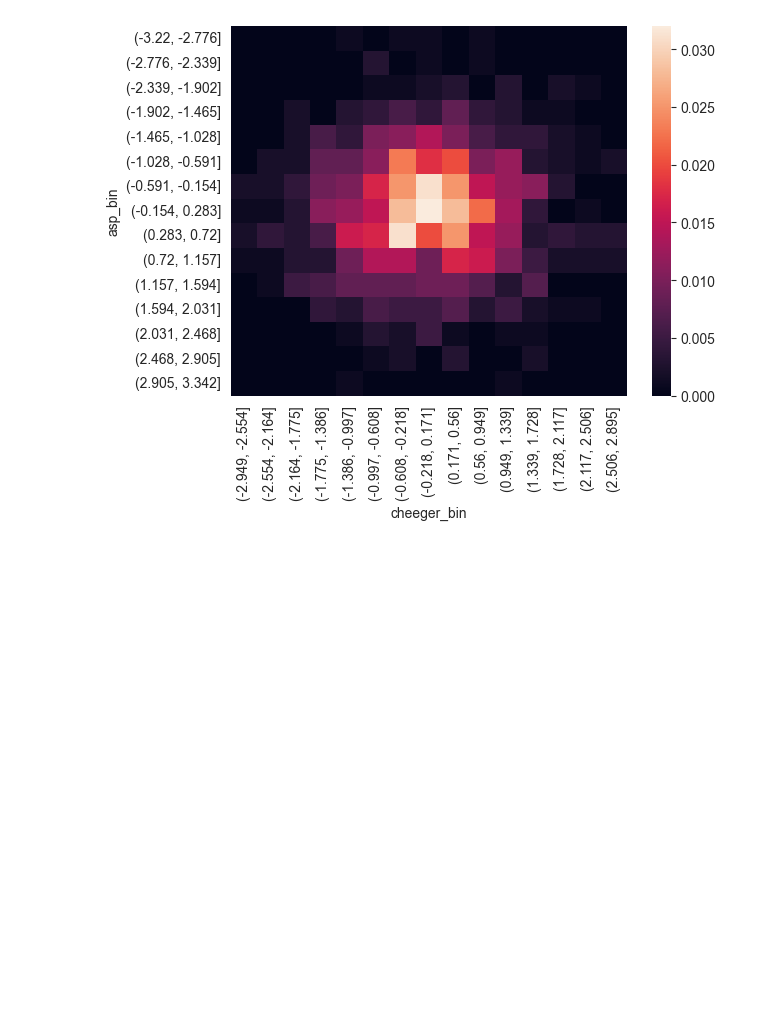
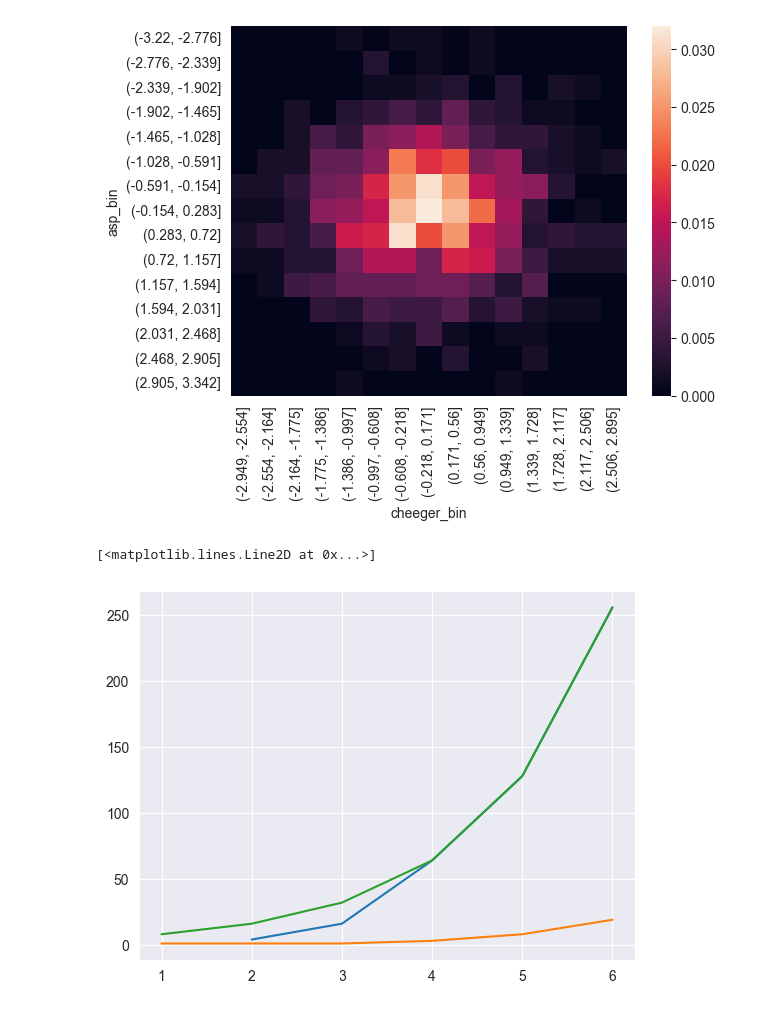
Before and after one commit to PalAvik/lrgb-uva-dl2-11, a Jupyter notebook: analysis/amity_experiments/heat_map.ipynb, the cells around one changed output. Saved outputs shown, nothing was run; the diff lists cells and outputs as text; code cells hidden in the pictures; blank space fills up the shorter version.

```diff
--- a/analysis/amity_experiments/heat_map.ipynb
+++ b/analysis/amity_experiments/heat_map.ipynb
@@ -25,3 +35,19 @@ sns.heatmap(binned)
 # %% [output]
 <Axes: xlabel='cheeger_bin', ylabel='asp_bin'>
 [figure]
+# %%
+r = np.arange(1, 7)
+empirical = np.array([np.nan, 4, 16, 64,
+             128, 256,
+             ])
+
+their_prediction =  np.array([1, 1, 1, 3, 8, 19 ])
+my_prediction = 2**(r+2)
+# %%
+fig, ax = plt.subplots()
+ax.plot(r, empirical)
+ax.plot(r, their_prediction)
+ax.plot(r, my_prediction)
+# %% [output]
+[<matplotlib.lines.Line2D at 0x...>]
+[figure, added]
```
Also changed, not shown: parts of 2 cells of this notebook, 3 other files.
